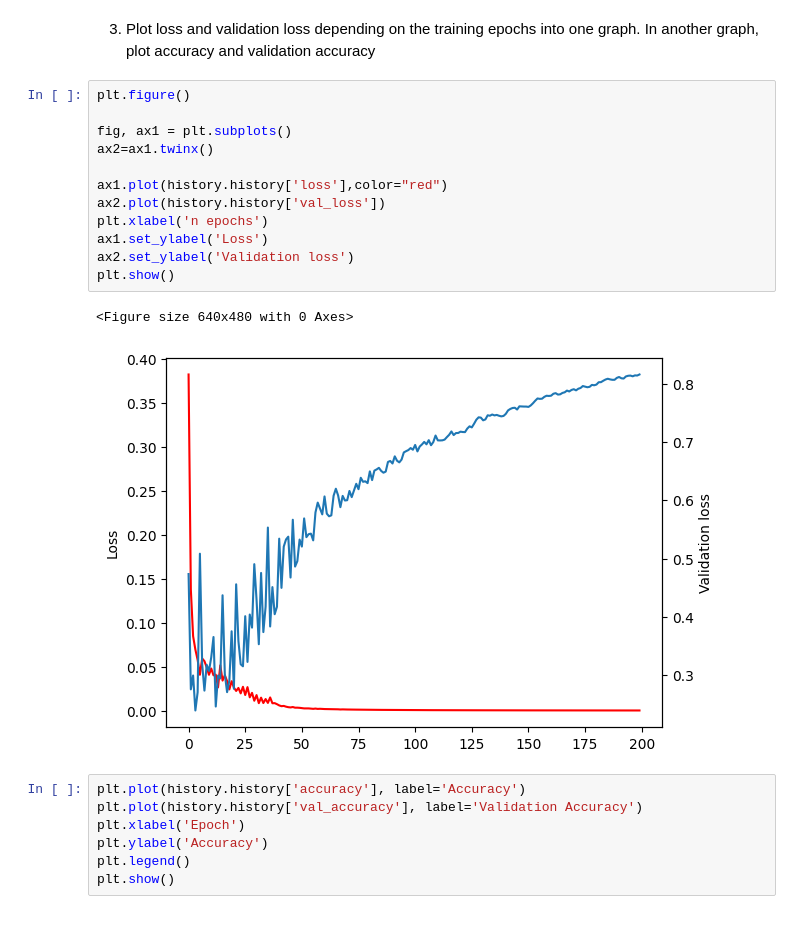
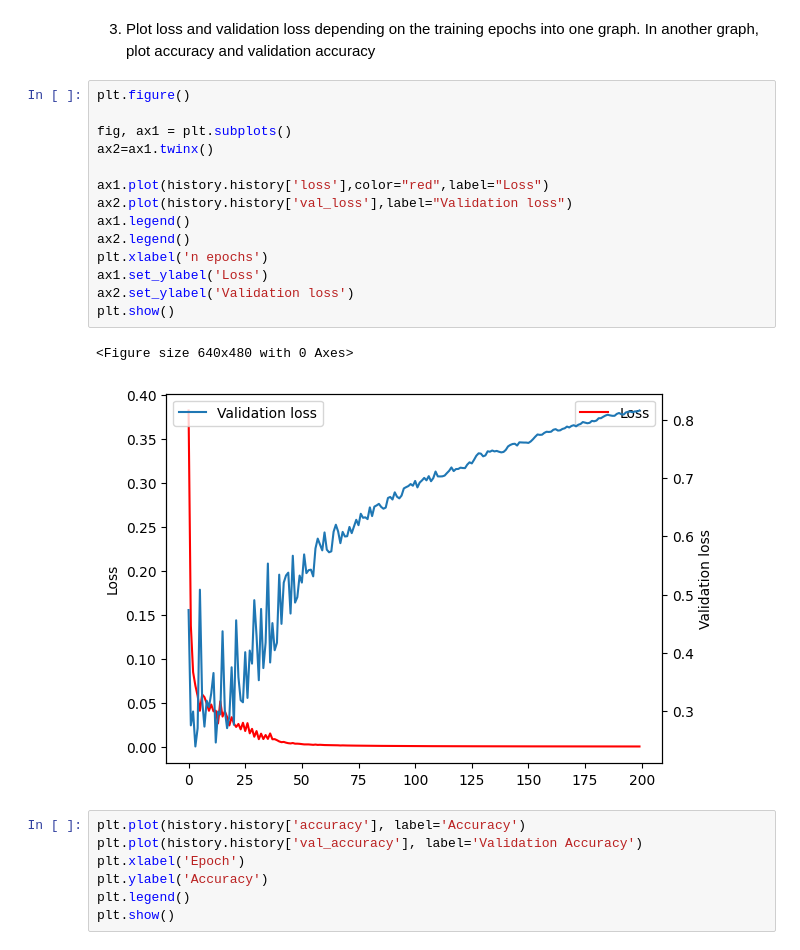
Before and after one commit to davidzimniok/MPA-MLF, a Jupyter notebook: cv05/04032024_cv05_var2.ipynb, the cells around one changed output. Saved outputs shown, nothing was run; the diff lists cells and outputs as text.

```diff
--- a/cv05/04032024_cv05_var2.ipynb
+++ b/cv05/04032024_cv05_var2.ipynb
@@ -352,18 +352,20 @@ Accuracy: 96.55
 # %%
 plt.figure()
 
 fig, ax1 = plt.subplots()
 ax2=ax1.twinx()
 
-ax1.plot(history.history['loss'],color="red")
-ax2.plot(history.history['val_loss'])
+ax1.plot(history.history['loss'],color="red",label="Loss")
+ax2.plot(history.history['val_loss'],label="Validation loss")
+ax1.legend()
+ax2.legend()
 plt.xlabel('n epochs')
 ax1.set_ylabel('Loss')
 ax2.set_ylabel('Validation loss')
 plt.show()
 # %% [output]
 <Figure size 640x480 with 0 Axes>
-[figure, old version]
+[figure, new version]
 # %%
 plt.plot(history.history['accuracy'], label='Accuracy')
 plt.plot(history.history['val_accuracy'], label='Validation Accuracy')
```
